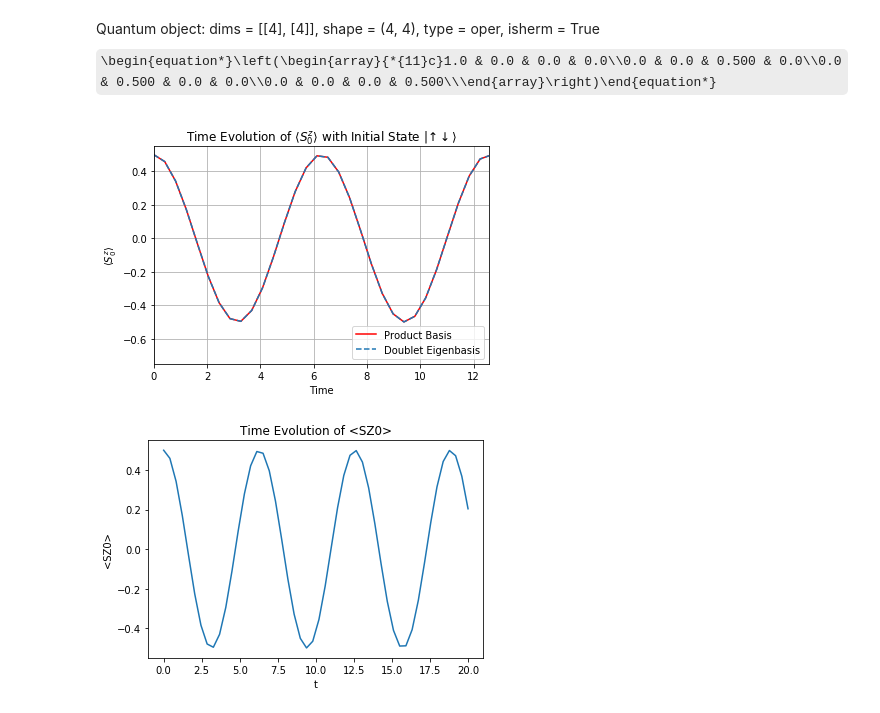
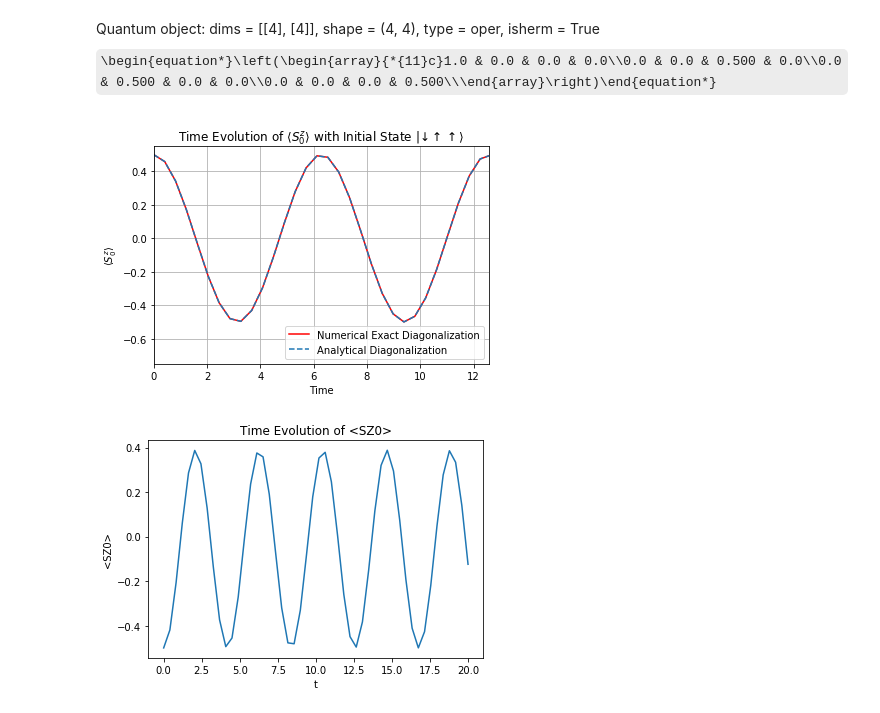
Before and after one commit to aorfi/Phys459, a Jupyter notebook: Analytic Solution CS .ipynb, the cells around one changed output. Cells and saved outputs as stored; diff of their text form; code cells hidden in the pictures; some formulas as TeX source.

Commit message:
Fixed Labeling on Graphs for Interim
Also fixed the title for downupup initial state

```diff
--- a/Analytic Solution CS .ipynb
+++ b/Analytic Solution CS .ipynb
@@ -8,7 +8,7 @@ from math import e
 j = cmath.sqrt(-1)
 # %%
 #operator definitionis
-N=5
+N=2
 si = qeye(2)
 sx = 0.5*sigmax()
 sy = 0.5*sigmay()
@@ -224,18 +221,18 @@ for i in range(steps):
     S0zTi = CpsiT[i]*S0zj*psiT[i]
     S0zT[i] = (S0zTi[0][0])
 # %%
-plt.plot(times, result.expect[0],'r',  label="Product Basis")
-plt.plot(times,S0zT, "--", label="Doublet Eigenbasis")
-plt.title(r"Time Evolution of $\langle$$S_0^z\rangle$ with Initial State $|\left\uparrow\downarrow\right\rangle$")
+plt.plot(times, result.expect[0],'r',  label="Numerical Exact Diagonalization")
+plt.plot(times,S0zT, "--", label="Analytical Diagonalization")
+plt.title(r"Time Evolution of $\langle$$S_0^z\rangle$ with Initial State $|\left\downarrow\uparrow\uparrow\right\rangle$")
 plt.axis([0, 4*math.pi, -0.75, 0.55])
 plt.ylabel(r"$\langle$$S_0^z\rangle$")
 plt.xlabel("Time")
 plt.grid(True)
 plt.legend(loc='lower right')
 plt.savefig('updown.pdf')
 plt.show()
 # %% [output]
-[figure, old version]
+[figure, new version]
 # %%
 plt.plot(times, result.expect[0])
 plt.title('Time Evolution of <SZ0>')
@@ -243,4 +240,4 @@ plt.ylabel("<SZ0>")
 plt.xlabel("t")
 plt.show()
 # %% [output]
-[figure, old version]
+[figure, new version]
```
Also changed, not shown: parts of 3 cells of this notebook, 2 other files.
